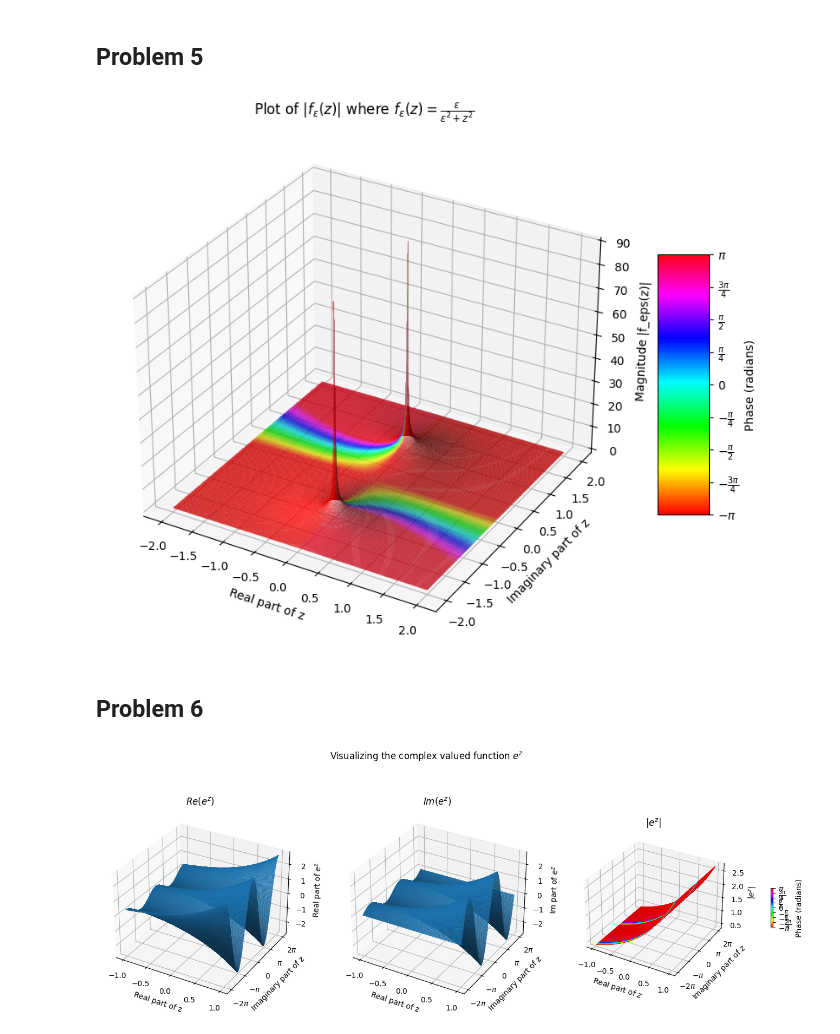
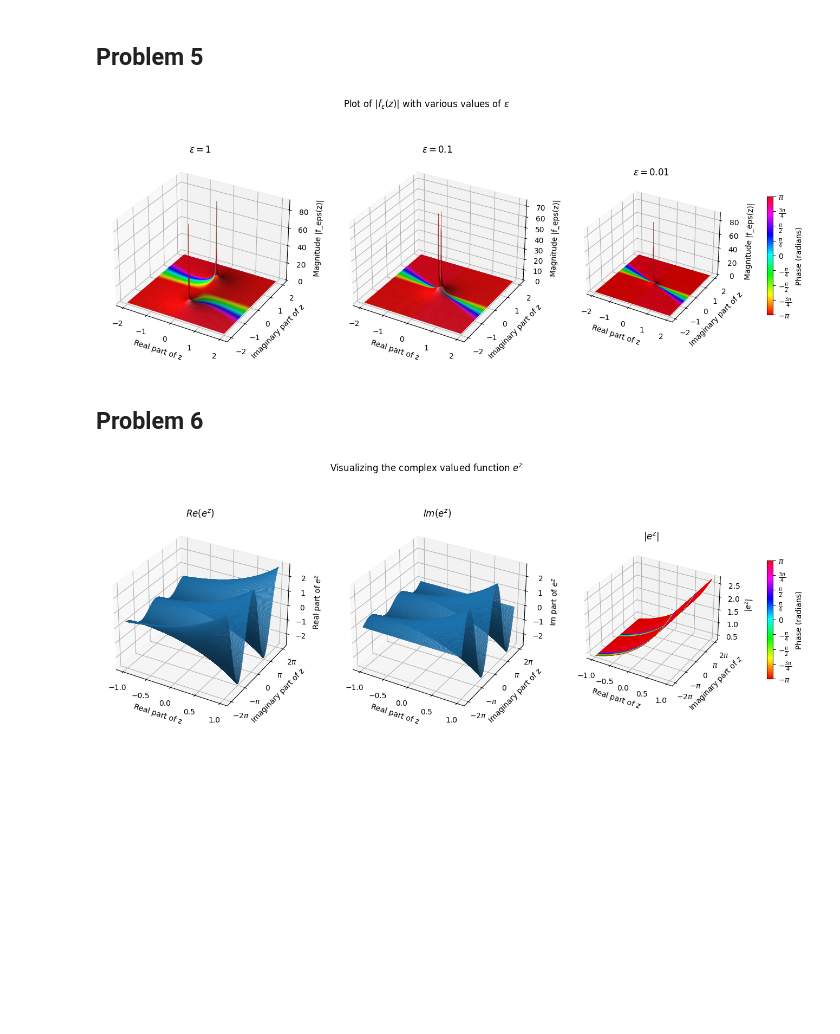
Before and after one commit to hunter-lybbert/uw-central, a Jupyter notebook: complex_analysis/hw_02/plotting.ipynb, the cells around one changed output. Cells and saved outputs as stored; diff of their text form; code cells hidden in the pictures; blank space fills up the shorter version.

```diff
--- a/complex_analysis/hw_02/plotting.ipynb
+++ b/complex_analysis/hw_02/plotting.ipynb
@@ -14,74 +14,80 @@ def f_eps(z, epsilon):
     return epsilon / (epsilon**2 + z**2)
 # %%
 # Define the value of epsilon
-epsilon = 1  # You can adjust this value
-# cmap = plt.cm.twilight
+epsilon_1 = 1  # You can adjust this value
+epsilon_2 = .1  # You can adjust this value
+epsilon_3 = .01  # You can adjust this value
+# cmap = plt.cm.twilight_r
 # cmap = plt.cm.viridis
 cmap = plt.cm.hsv
-
-# Create a meshgrid of complex numbers in the complex plane
-x = np.linspace(-2, 2, 400)  # Real part
-y = np.linspace(-2, 2, 400)  # Imaginary part
-X, Y = np.meshgrid(x, y)
-Z = X + 1j * Y  # Complex plane
-
-# Compute the function values on the grid
-W = f_eps(Z, epsilon)
-
-# Magnitude (for height) and phase (for color)
-magnitude = np.abs(W)
-phase = np.angle(W)
+res = 400
 
 # Plotting the 3D surface with magnitude and phase
-fig = plt.figure(figsize=(10, 8))
-ax = fig.add_subplot(111, projection='3d')
+fig = plt.figure(figsize=(16, 6))
+ax1 = fig.add_subplot(131, projection='3d')
+ax2 = fig.add_subplot(132, projection='3d')
+ax3 = fig.add_subplot(133, projection='3d')
 
-# Plot the surface using magnitude as the z-axis
-surf = ax.plot_surface(X, Y, magnitude, facecolors=cmap(phase), rstride=1, cstride=1, linewidth=0, antialiased=False, alpha=.185)
+for ax, epsilon in zip([ax1, ax2, ax3], [epsilon_1, epsilon_2, epsilon_3]):
 
-# Set axis labels
-ax.set_xlabel('Real part of z')
-ax.set_ylabel('Imaginary part of z')
-ax.set_zlabel('Magnitude |f_eps(z)|')
 
-# Add a color bar to map the color to the phase
-# m = plt.cm.ScalarMappable(cmap=plt.cm.hsv)
-# m.set_array(phase)
-# plt.colorbar(m, shrink=0.5, aspect=5, label="Phase (radians)")
+    # Create a meshgrid of complex numbers in the complex plane
+    x = np.linspace(-2, 2, res)  # Real part
+    y = np.linspace(-2, 2, res)  # Imaginary part
+    X, Y = np.meshgrid(x, y)
+    Z = X + 1j * Y  # Complex plane
+
+    # Compute the function values on the grid
+    W = f_eps(Z, epsilon)
+
+    # Magnitude (for height) and phase (for color)
+    magnitude = np.abs(W)
+    phase = np.angle(W)
+
+    # Plot the surface using magnitude as the z-axis
+    surf = ax.plot_surface(X, Y, magnitude, facecolors=cmap(phase), rstride=1, cstride=1, linewidth=0, antialiased=False, alpha=.185)
+
+    # Set axis labels
+    ax.set_xlabel('Real part of z')
+    ax.set_ylabel('Imaginary part of z')
+    ax.set_zlabel('Magnitude |f_eps(z)|')
+
+    ax.set_title(rf'$\epsilon = {epsilon}$')
+
 # Add a color bar to map the color to the phase
 # Create a mappable object to generate the color bar
 norm = plt.Normalize(phase.min(), phase.max())  # Normalize the phase values
 mappable = plt.cm.ScalarMappable(cmap=cmap, norm=norm)  # Create mappable with norm
 mappable.set_array(phase)  # Set the phase array
 
 # Adding the color bar
-cbar = plt.colorbar(mappable, ax=ax, shrink=0.5, aspect=5, label="Phase (radians)")  # Use mappable to create color bar
+cbar = plt.colorbar(mappable, ax=ax3, fraction=0.03, pad=0.2, label="Phase (radians)", location="right")
 cbar.set_ticks(
     np.arange(
         -np.pi,
         5*np.pi/4,
         np.pi/4
     )
 )
 cbar.set_ticklabels(
     [
         r"$-\pi$",
         r"$-\frac{3\pi}{4}$",
         r"$-\frac{\pi}{2}$",
         r"$-\frac{\pi}{4}$",
         r"$0$",
         r"$\frac{\pi}{4}$",
         r"$\frac{\pi}{2}$",
         r"$\frac{3\pi}{4}$",
         r"$\pi$"
     ]
 )
 
-plt.title(r'Plot of $|f_\epsilon(z)|$ where $f_\epsilon(z)=\frac{\epsilon}{\epsilon^2 + z^2}$')
-
-plt.show()
+plt.suptitle(rf'Plot of $|f_\epsilon(z)|$ with various values of $\epsilon$')
+plt.savefig("images/f_sub_epsilon_vis.png")
+# plt.show()
 # %% [output]
-[figure, old version]
+[figure, new version]
 # %% [markdown]
 ## Problem 6
 # %%
@@ -199,4 +205,4 @@ plt.suptitle("Visualizing the complex valued function $e^z$")
 plt.savefig("images/exp_z_vis.png", dpi=320)
 # plt.show()
 # %% [output]
-[figure, old version]
+[figure, new version]
```
Also changed, not shown: parts of 2 cells of this notebook, 1 other file.
